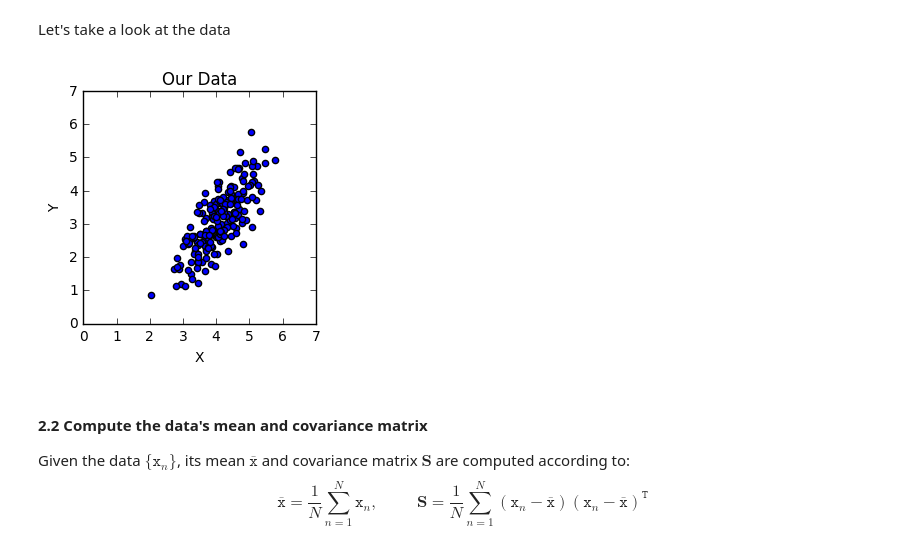
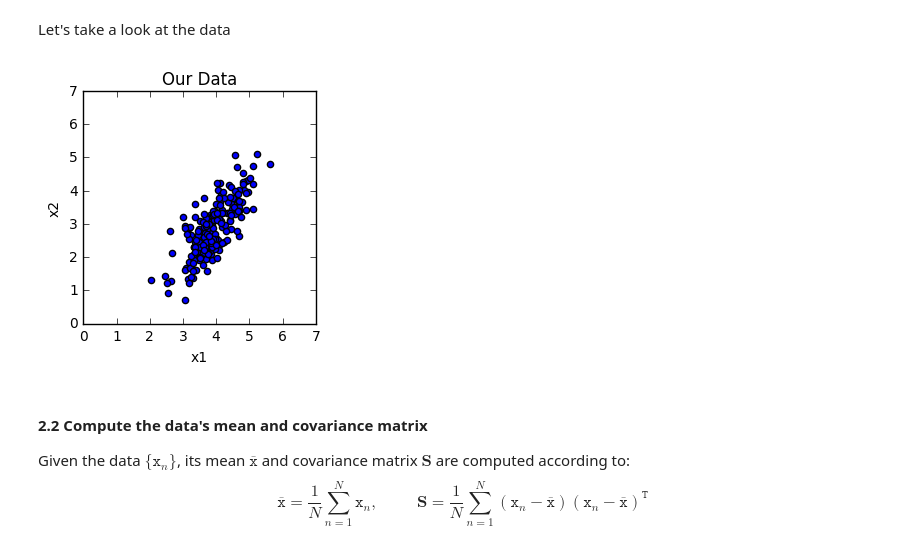
Before and after one commit to arthurarj/MachineLearning, a Jupyter notebook: PCA.ipynb, the cells around one changed output. Drawn from its saved outputs; the diff is of its cells as text; code cells hidden in the pictures.

```diff
--- a/PCA.ipynb
+++ b/PCA.ipynb
@@ -55,18 +55,19 @@ n = 200                 # Number of points
 mean = [4,3]            # Mean
 cov  = [[0.40, 0.45],   # Covariance matrix
         [0.45, 0.80]]
-X, Y = np.random.multivariate_normal(mean,cov, 200).T
+data = np.random.multivariate_normal(mean,cov, 200).T
 # %% [markdown]
 Let's take a look at the data
 # %%
 fig = plt.figure(figsize=(3,3))
-plt.scatter(X, Y)
+plt.scatter(data[0,:], data[1,:])
 plt.xlim(0,7), plt.ylim(0,7)
-plt.xlabel('X'),plt.ylabel('Y')
+plt.xlabel('x1')
+plt.ylabel('x2')
 plt.title('Our Data')
 plt.show()
 # %% [output]
-[figure, old version]
+[figure, new version]
 # %% [markdown]
 #### 2.2 Compute the data's mean and covariance matrix
 
```
Also changed, not shown: parts of 8 cells of this notebook.
